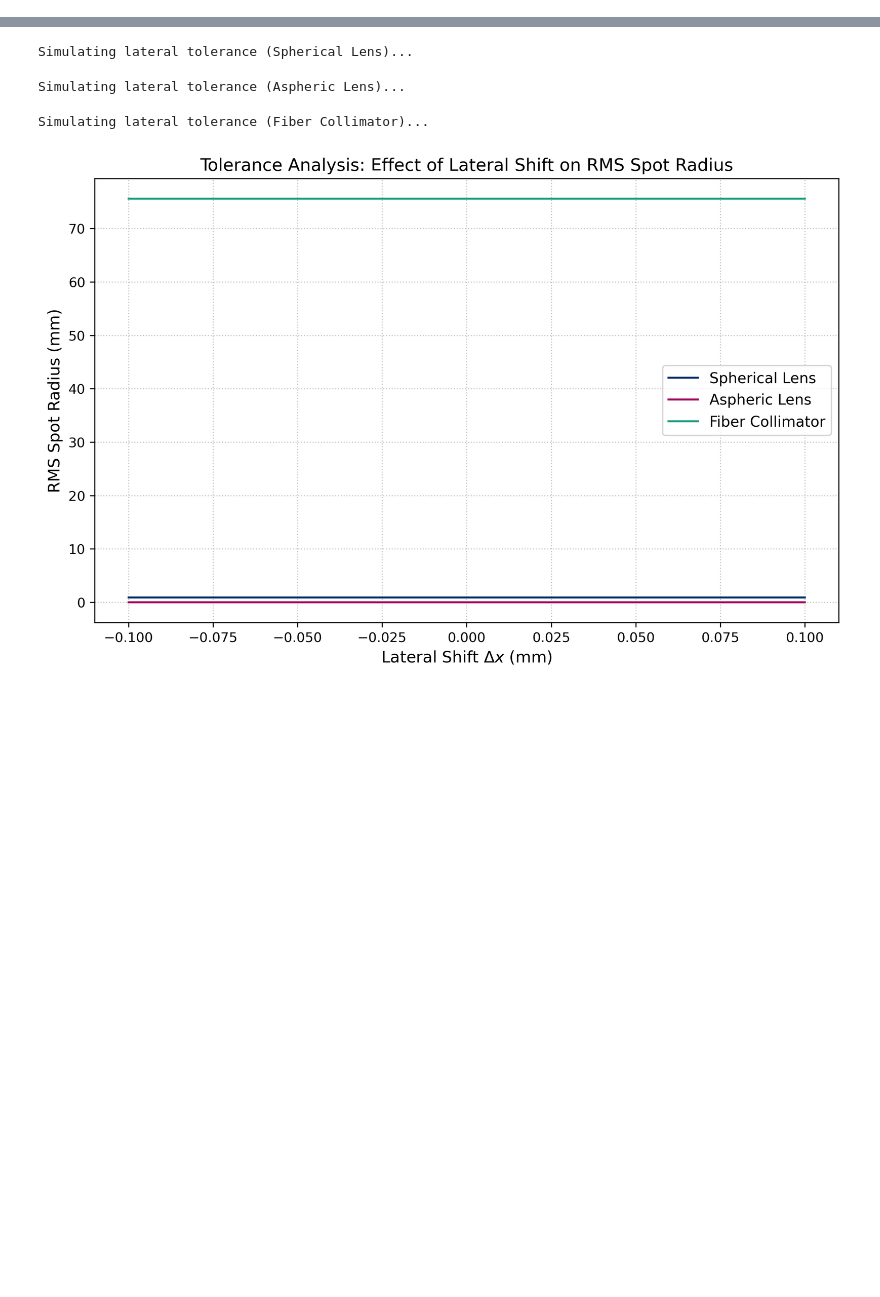
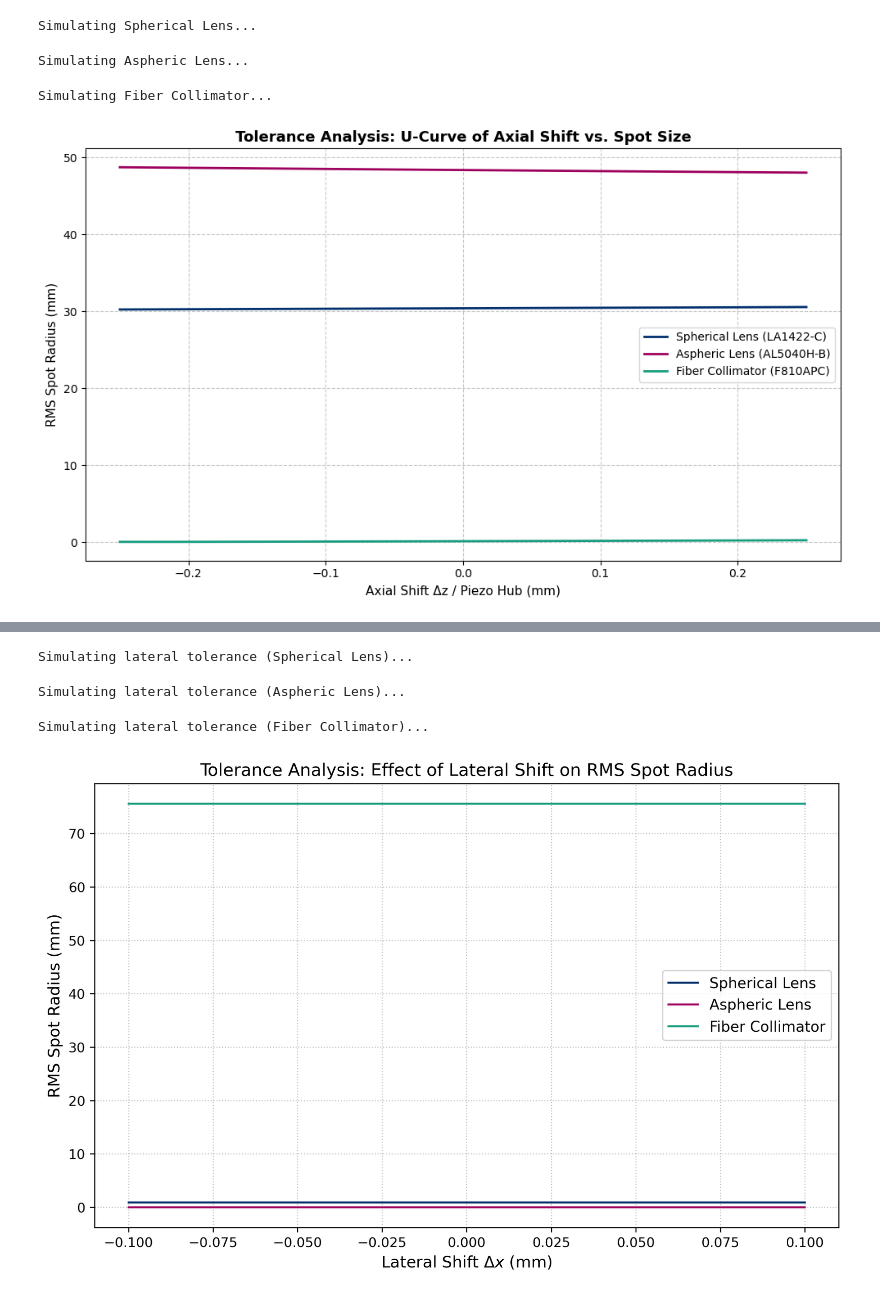
Before and after one commit to CodeTurtleT/lasercom-divergence-control, a Jupyter notebook: optiland_sim_prototype.ipynb, the cells around one changed output, grey strips where cells are left out. Drawn from its saved outputs; the diff is of its cells as text; code cells hidden in the pictures; blank space fills up the shorter version.

```diff
--- a/optiland_sim_prototype.ipynb
+++ b/optiland_sim_prototype.ipynb
@@ -107,0 +108,67 @@ Simulating Fiber Collimator...
+# %%
+# einmal fokussieren ohne normierung etc
+
+def simuliere_toleranz(url, nominal_thickness, dz_array):
+    """
+    Lädt eine Linse, kalibriert den Fokus einmalig und simuliert dann den Piezo-Hub.
+    """
+    lens = load_zemax_file(url)
+
+    # === SCHRITT 1: Die optische Bank kalibrieren ===
+    # Wir setzen die Faser auf die Startposition und fokussieren den Detektor einmalig perfekt
+    lens.updater.set_thickness(value=nominal_thickness, surface_number=0)
+    lens.image_solve()
+
+    rms_spot_radius = []
+    wavelength_idx = 0
+    field_idx = 0
+
+    # === SCHRITT 2: Toleranzanalyse (Piezo fährt) ===
+    for z in dz_array:
+        # Piezo verschiebt die Faser um dz
+        lens.updater.set_thickness(value=nominal_thickness + z, surface_number=0)
+
+        # WICHTIG: Hier KEIN image_solve()! Der Sensor bleibt festgeschraubt.
+        spot = analysis.SpotDiagram(lens)
+        rms_spot_radius.append(spot.rms_spot_radius()[field_idx][wavelength_idx])
+
+    return rms_spot_radius
+
+# === 2. Simulations-Parameter einstellen ===
+dz = np.linspace(-0.25, 0.25, 64)
+
+# Wir weisen jeder Linse ihren spezifischen Fokus-Abstand (in mm) zu
+start_sphaere = 34.6   # Back Focal Length für LA1422-C
+start_asphaere = 31.4  # Back Focal Length für AL5040H-B
+start_kolli = 8.2      # Typischer Faserabstand im F810-Package
+
+# === 3. Simulation für alle drei Systeme durchführen ===
+print("Simulating Spherical Lens...")
+rms_sphaere = simuliere_toleranz(url_sphaere, start_sphaere, dz)
+
+print("Simulating Aspheric Lens...")
+rms_asphaere = simuliere_toleranz(url_asphaere, start_asphaere, dz)
+
+print("Simulating Fiber Collimator...")
+rms_kolli = simuliere_toleranz(url_kolli, start_kolli, dz)
+
+# === 4. Ergebnisse plotten (Absolute Werte, keine Normierung!) ===
+plt.figure(figsize=(10, 6))
+
+plt.plot(dz, rms_sphaere, label="Spherical Lens (LA1422-C)", color="#002F6C", linewidth=2)
+plt.plot(dz, rms_asphaere, label="Aspheric Lens (AL5040H-B)", color="#9E005D", linewidth=2)
+plt.plot(dz, rms_kolli, label="Fiber Collimator (F810APC)", color="#179C7D", linewidth=2)
+
+plt.xlabel("Axial Shift Δz / Piezo Hub (mm)", fontsize=11)
+plt.ylabel("RMS Spot Radius (mm)", fontsize=11)
+plt.title("Tolerance Analysis: U-Curve of Axial Shift vs. Spot Size", fontsize=13, fontweight="bold")
+plt.grid(True, linestyle="--", alpha=0.7)
+plt.legend()
+plt.tight_layout()
+
+plt.show()
+# %% [output]
+Simulating Spherical Lens...
+Simulating Aspheric Lens...
+Simulating Fiber Collimator...
+[figure, added]
```
Also changed, not shown: parts of 2 cells of this notebook, 1 other file.
